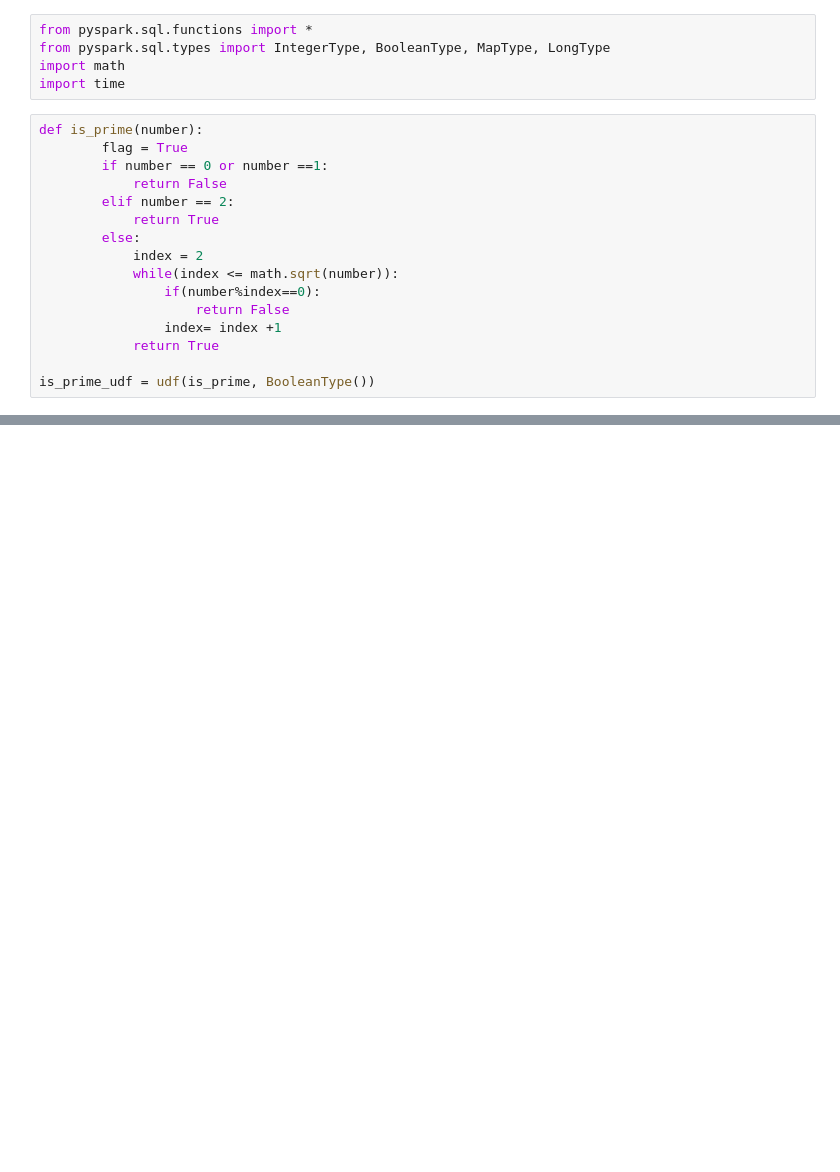
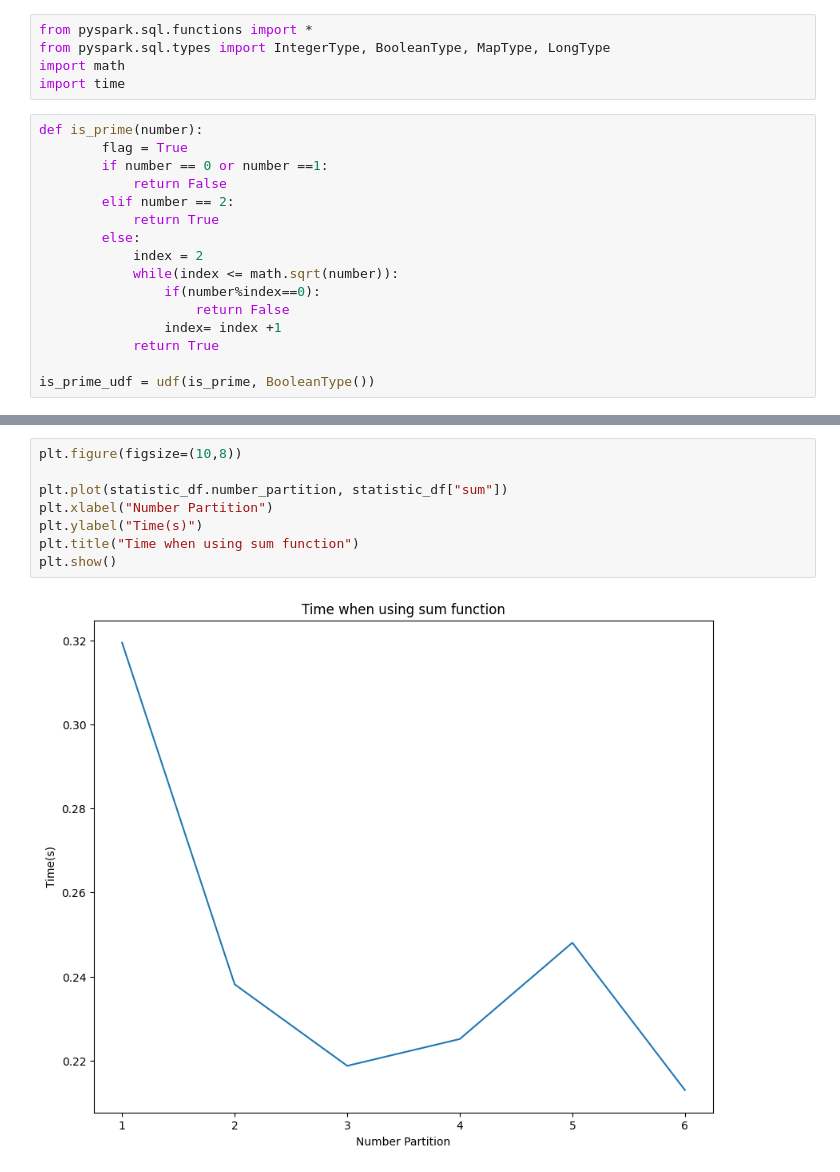
Before and after one commit to Bakerville/Spark_Learning, a Jupyter notebook: Prime Number.ipynb, the cells around one changed output, grey strips where cells are left out. Cells and saved outputs as stored; diff of their text form; blank space fills up the shorter version.

```diff
--- a/Prime Number.ipynb
+++ b/Prime Number.ipynb
@@ -147,0 +119,10 @@ plt.show()
+# %%
+plt.figure(figsize=(10,8))
+
+plt.plot(statistic_df.number_partition, statistic_df["sum"])
+plt.xlabel("Number Partition")
+plt.ylabel("Time(s)")
+plt.title("Time when using sum function")
+plt.show()
+# %% [output]
+[figure, added]
```
Also changed, not shown: parts of 15 cells of this notebook.
